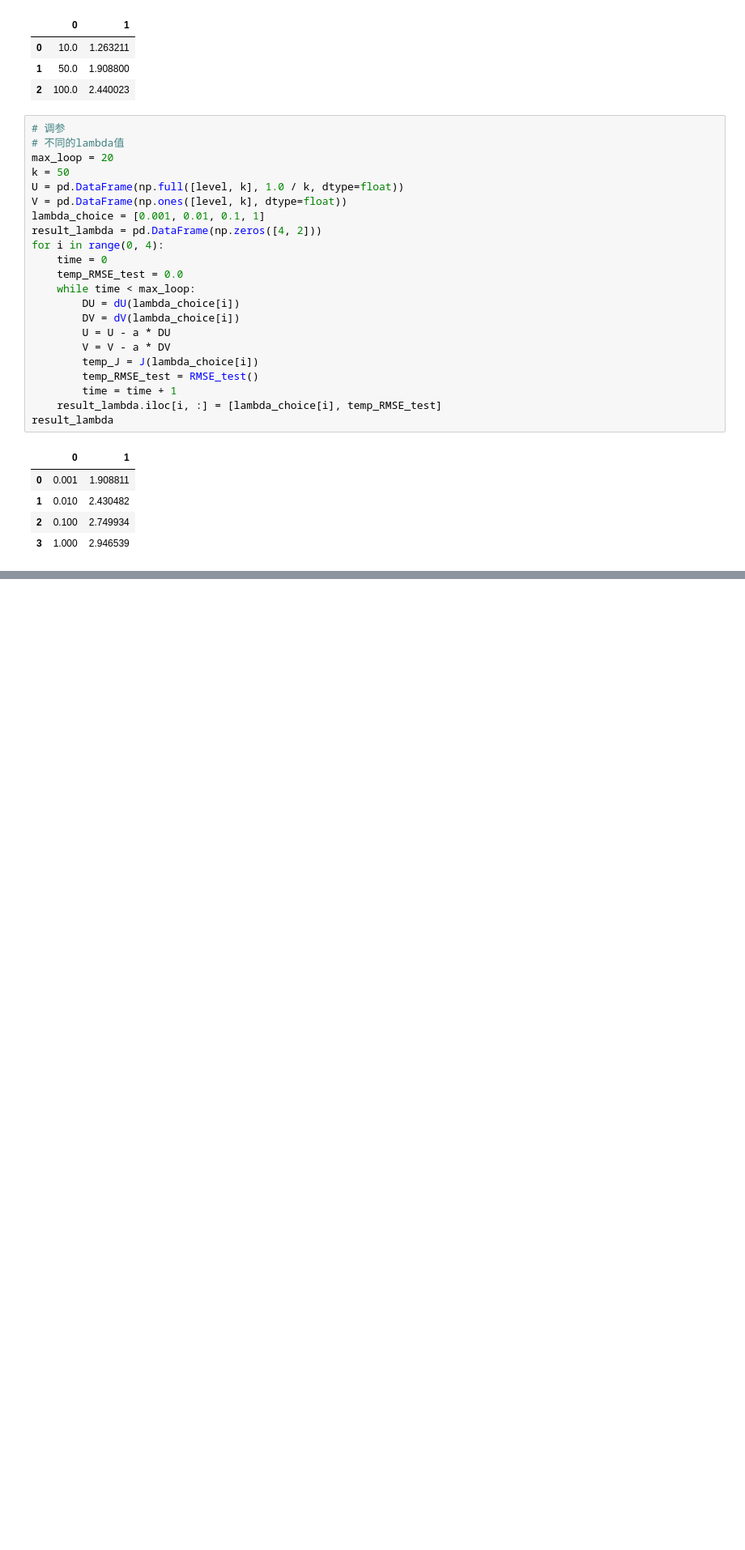
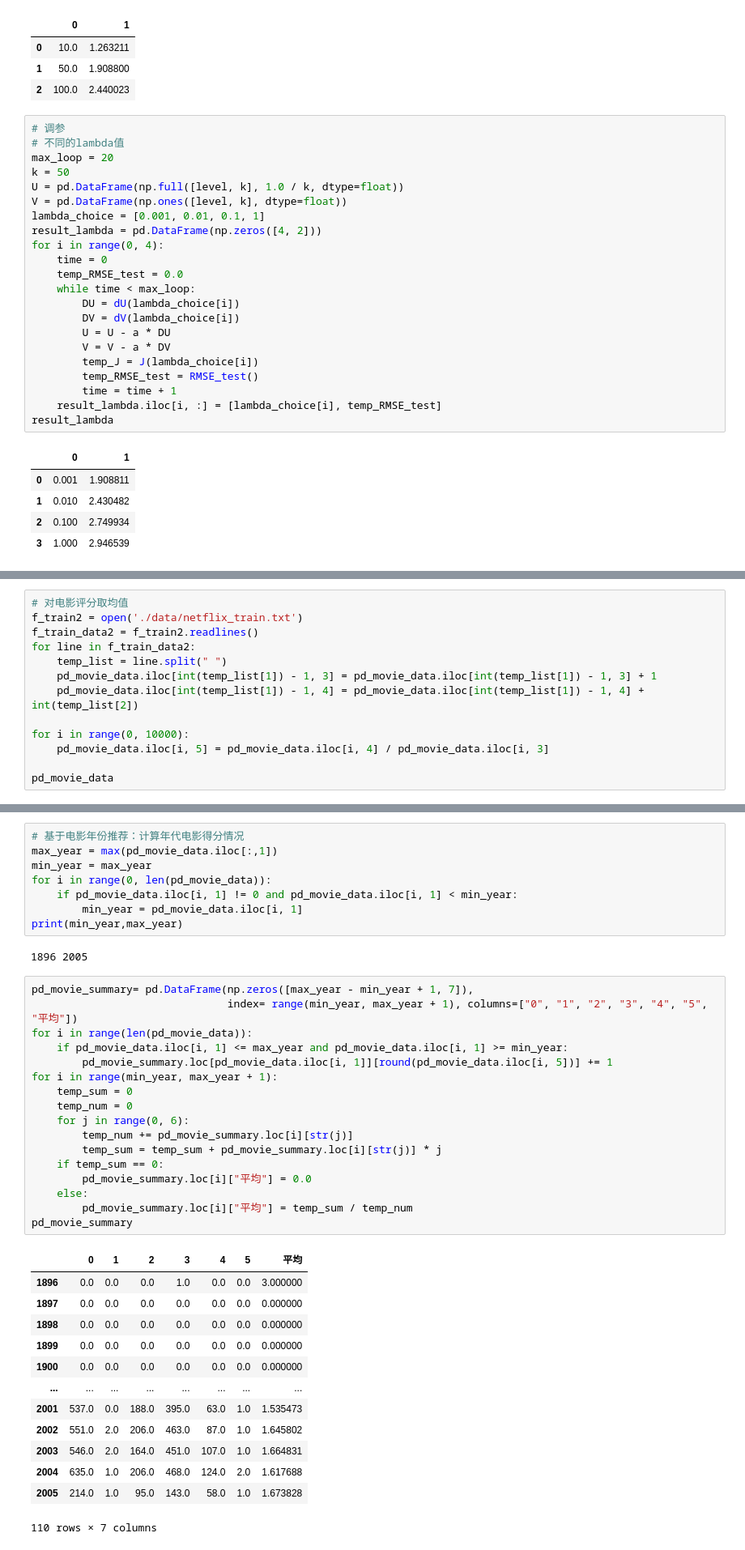
Before and after one commit to greengrassteam/BDA_PersonalizedRecommendation, a Jupyter notebook: main.ipynb, the cells around one changed output, grey strips where cells are left out. Shown at 81% size. Saved outputs shown, nothing was run; the diff lists cells and outputs as text; blank space fills up the shorter version.

```diff
--- a/main.ipynb
+++ b/main.ipynb
@@ -564,0 +601,13 @@ result_lambda
+# %%
+# 对电影评分取均值
+f_train2 = open('./data/netflix_train.txt')
+f_train_data2 = f_train2.readlines()
+for line in f_train_data2:
+    temp_list = line.split(" ")
+    pd_movie_data.iloc[int(temp_list[1]) - 1, 3] = pd_movie_data.iloc[int(temp_list[1]) - 1, 3] + 1
+    pd_movie_data.iloc[int(temp_list[1]) - 1, 4] = pd_movie_data.iloc[int(temp_list[1]) - 1, 4] + int(temp_list[2])
+
+for i in range(0, 10000):
+    pd_movie_data.iloc[i, 5] = pd_movie_data.iloc[i, 4] / pd_movie_data.iloc[i, 3]
+
+pd_movie_data
@@ -564,0 +628,41 @@ result_lambda
+# %%
+# 基于电影年份推荐：计算年代电影得分情况
+max_year = max(pd_movie_data.iloc[:,1])
+min_year = max_year
+for i in range(0, len(pd_movie_data)):
+    if pd_movie_data.iloc[i, 1] != 0 and pd_movie_data.iloc[i, 1] < min_year:
+        min_year = pd_movie_data.iloc[i, 1]
+print(min_year,max_year)
+# %% [output]
+1896 2005
+# %%
+pd_movie_summary= pd.DataFrame(np.zeros([max_year - min_year + 1, 7]),
+                               index= range(min_year, max_year + 1), columns=["0", "1", "2", "3", "4", "5", "平均"])
+for i in range(len(pd_movie_data)):
+    if pd_movie_data.iloc[i, 1] <= max_year and pd_movie_data.iloc[i, 1] >= min_year:
+        pd_movie_summary.loc[pd_movie_data.iloc[i, 1]][round(pd_movie_data.iloc[i, 5])] += 1
+for i in range(min_year, max_year + 1):
+    temp_sum = 0
+    temp_num = 0
+    for j in range(0, 6):
+        temp_num += pd_movie_summary.loc[i][str(j)]
+        temp_sum = temp_sum + pd_movie_summary.loc[i][str(j)] * j
+    if temp_sum == 0:
+        pd_movie_summary.loc[i]["平均"] = 0.0
+    else:
+        pd_movie_summary.loc[i]["平均"] = temp_sum / temp_num
+pd_movie_summary
+# %% [output]
+|  | 0 | 1 | 2 | 3 | 4 | 5 | 平均 |
+| 1896 | 0.0 | 0.0 | 0.0 | 1.0 | 0.0 | 0.0 | 3.000000 |
+| 1897 | 0.0 | 0.0 | 0.0 | 0.0 | 0.0 | 0.0 | 0.000000 |
+| 1898 | 0.0 | 0.0 | 0.0 | 0.0 | 0.0 | 0.0 | 0.000000 |
+| 1899 | 0.0 | 0.0 | 0.0 | 0.0 | 0.0 | 0.0 | 0.000000 |
+| 1900 | 0.0 | 0.0 | 0.0 | 0.0 | 0.0 | 0.0 | 0.000000 |
+| ... | ... | ... | ... | ... | ... | ... | ... |
+| 2001 | 537.0 | 0.0 | 188.0 | 395.0 | 63.0 | 1.0 | 1.535473 |
+| 2002 | 551.0 | 2.0 | 206.0 | 463.0 | 87.0 | 1.0 | 1.645802 |
+| 2003 | 546.0 | 2.0 | 164.0 | 451.0 | 107.0 | 1.0 | 1.664831 |
+| 2004 | 635.0 | 1.0 | 206.0 | 468.0 | 124.0 | 2.0 | 1.617688 |
+| 2005 | 214.0 | 1.0 | 95.0 | 143.0 | 58.0 | 1.0 | 1.673828 |
+110 rows × 7 columns
```
Also changed, not shown: parts of 10 cells of this notebook, 1 other file.
